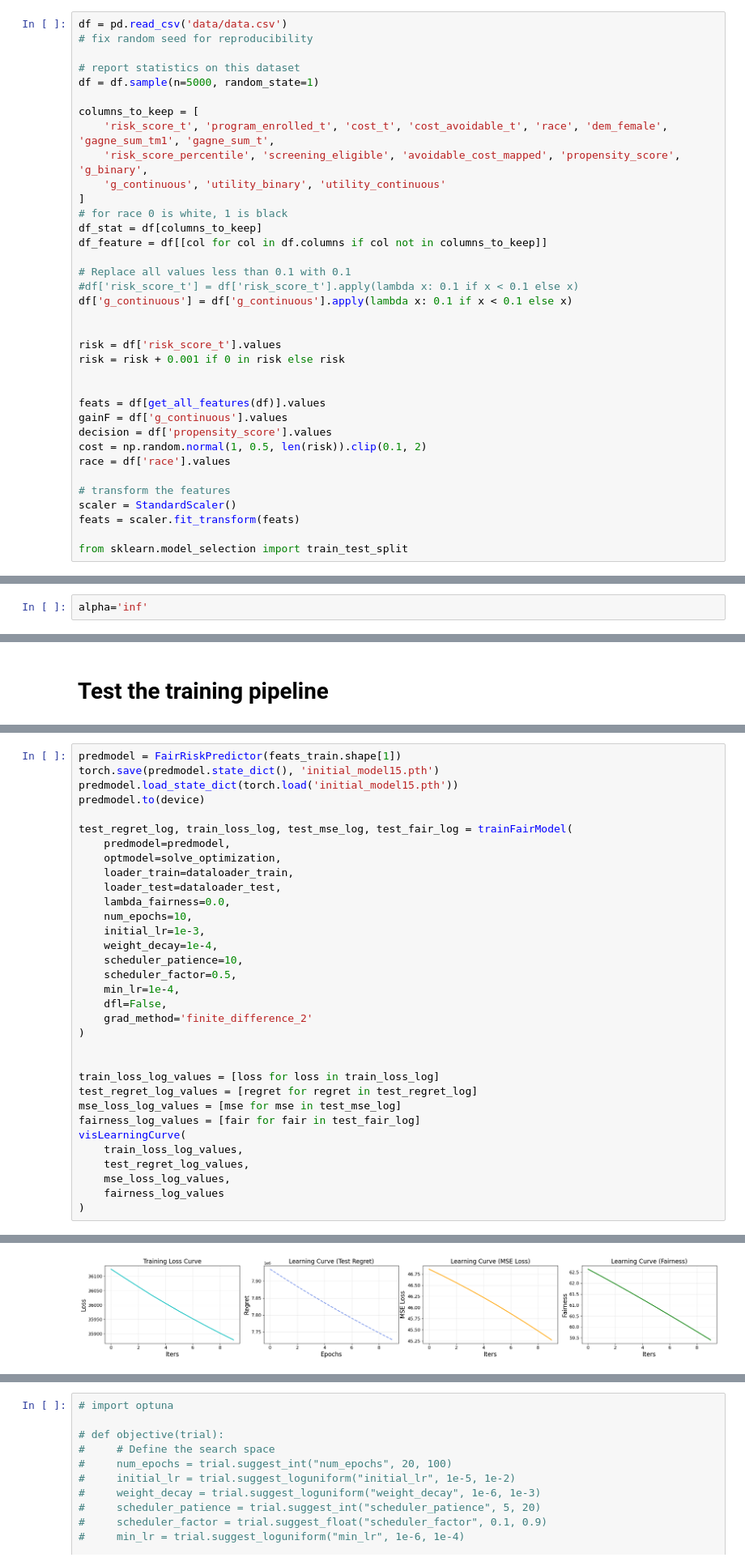
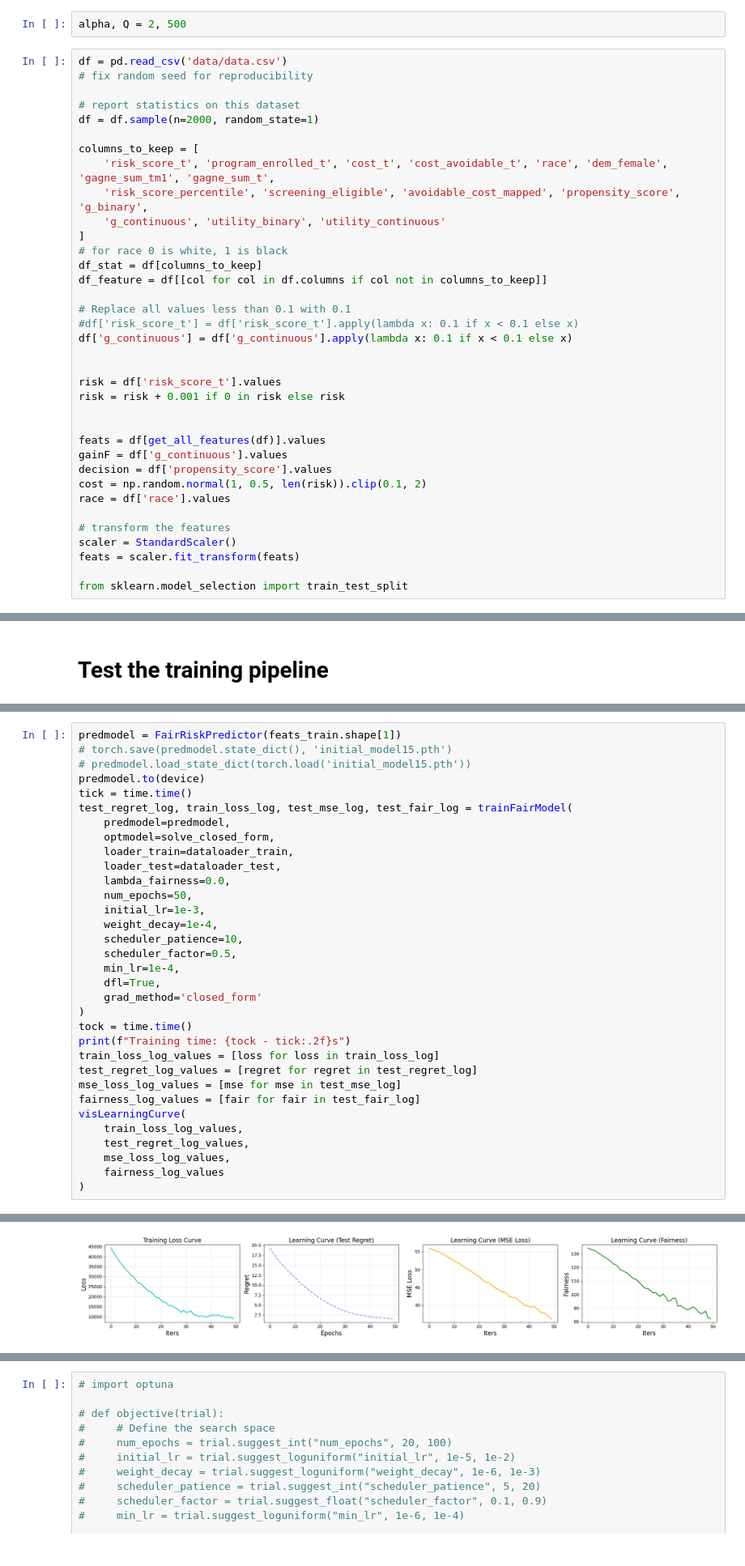
Before and after one commit to DennisWang2488/Fairness-Decision-Focused-Loss, a Jupyter notebook: The Paper/run_alpha_1.ipynb, the cells around one changed output, grey strips where cells are left out. Shown at 81% size. Saved outputs shown, nothing was run; the diff lists cells and outputs as text.

```diff
--- a/The Paper/run_alpha_1.ipynb
+++ b/The Paper/run_alpha_1.ipynb
@@ -46,9 +46,11 @@ alpha, Q = 1.5, 1000
+# %%
+alpha, Q = 2, 500
 # %%
 df = pd.read_csv('data/data.csv')
 # fix random seed for reproducibility
 
 # report statistics on this dataset
-df = df.sample(n=5000, random_state=1)
+df = df.sample(n=2000, random_state=1)
 
 columns_to_keep = [
     'risk_score_t', 'program_enrolled_t', 'cost_t', 'cost_avoidable_t', 'race', 'dem_female', 'gagne_sum_tm1', 'gagne_sum_t',
@@ -763,5 +765,3 @@ Test size: 2500
-# %%
-alpha='inf'
 # %%
 dataset_train = optDataset(optmodel, feats_train, risk_train, gainF_train, cost_train, race_train, alpha=alpha, Q=Q)
 dataset_test = optDataset(optmodel, feats_test, risk_test, gainF_test, cost_test, race_test, alpha=alpha, Q=Q)
@@ -780,26 +782,26 @@ torch.save(predmodel.state_dict(), 'initial_model15.pth')
 # %%
 predmodel = FairRiskPredictor(feats_train.shape[1])
-torch.save(predmodel.state_dict(), 'initial_model15.pth')
-predmodel.load_state_dict(torch.load('initial_model15.pth'))
+# torch.save(predmodel.state_dict(), 'initial_model15.pth')
+# predmodel.load_state_dict(torch.load('initial_model15.pth'))
 predmodel.to(device)
-
+tick = time.time()
 test_regret_log, train_loss_log, test_mse_log, test_fair_log = trainFairModel(
     predmodel=predmodel,
-    optmodel=solve_optimization,
+    optmodel=solve_closed_form,
     loader_train=dataloader_train,
     loader_test=dataloader_test,
     lambda_fairness=0.0,
-    num_epochs=10,
+    num_epochs=50,
     initial_lr=1e-3,
     weight_decay=1e-4,
     scheduler_patience=10,
     scheduler_factor=0.5,
     min_lr=1e-4,
-    dfl=False,
-    grad_method='finite_difference_2'
+    dfl=True,
+    grad_method='closed_form'
 )
-
-
+tock = time.time()
+print(f"Training time: {tock - tick:.2f}s")
 train_loss_log_values = [loss for loss in train_loss_log]
 test_regret_log_values = [regret for regret in test_regret_log]
 mse_loss_log_values = [mse for mse in test_mse_log]
@@ -814,4 +817,4 @@ visLearningCurve(
-[figure, old version]
+[figure, new version]
 # %%
 alpha, Q
 # %% [output]
```
Also changed, not shown: parts of 20 cells of this notebook, 11 other files.
